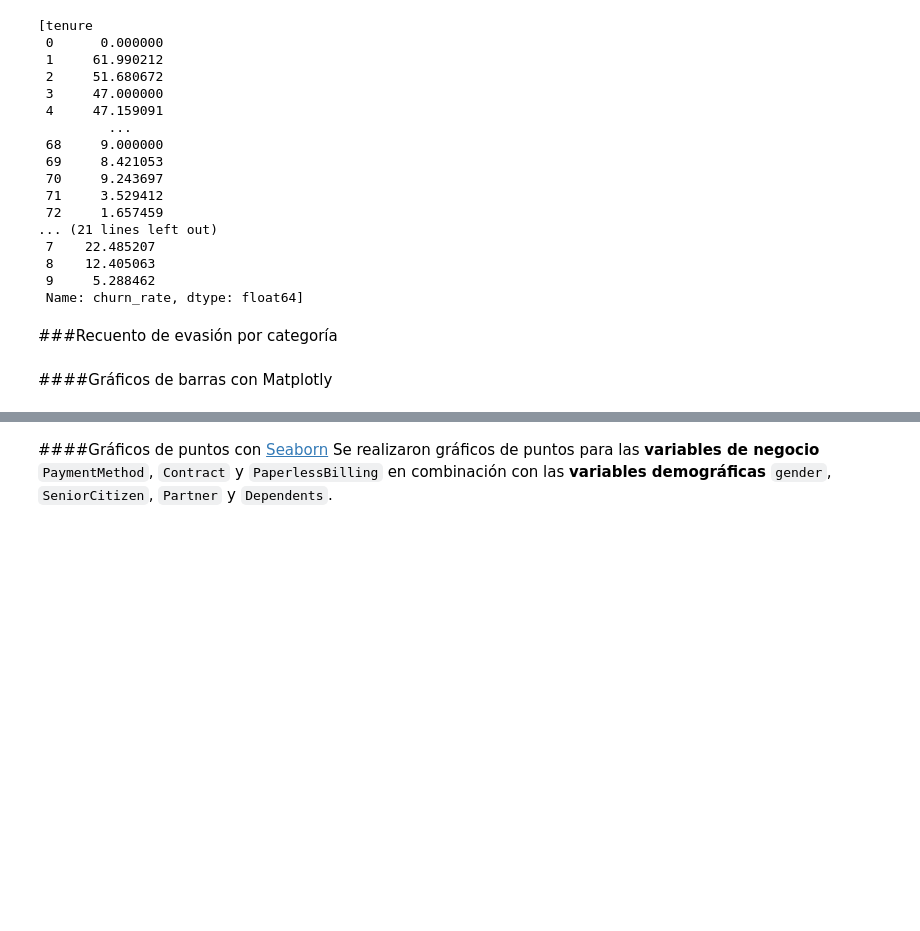
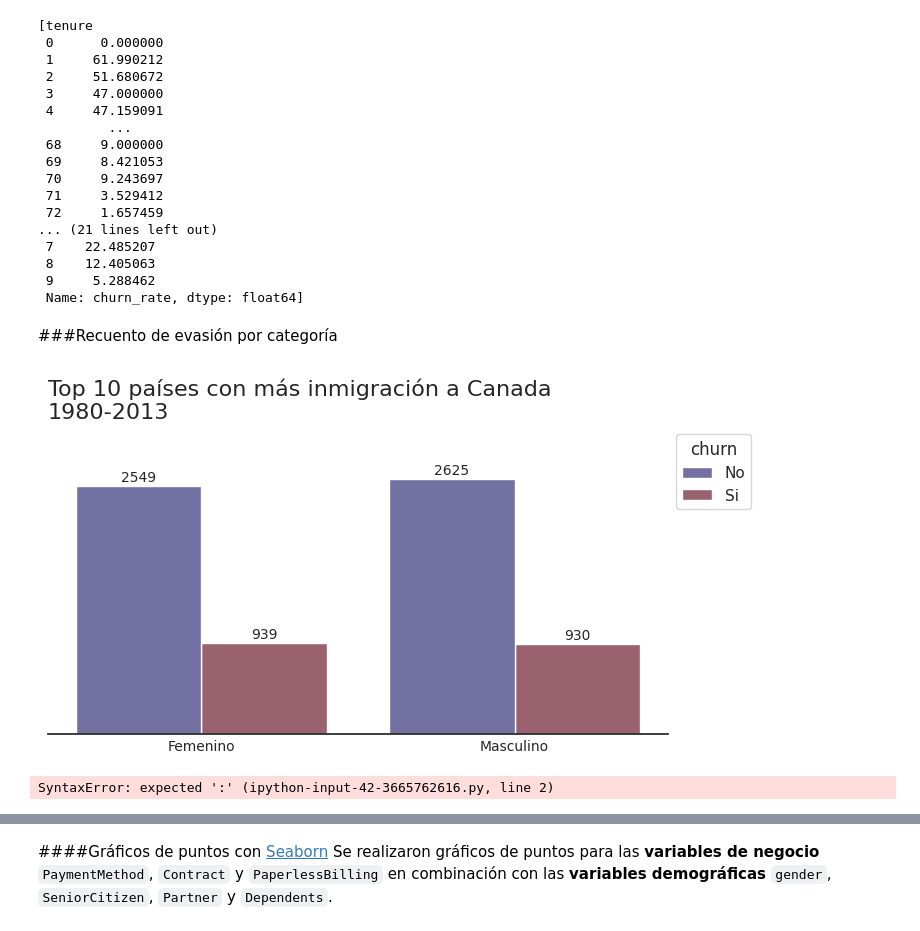
Before and after one commit to JLuceroVasquez/challenge-telecom-x-latam, a Jupyter notebook: TelecomX_LATAM.ipynb, the cells around one changed output, grey strips where cells are left out. Saved outputs shown, nothing was run; the diff lists cells and outputs as text; code cells hidden in the pictures; blank space fills up the shorter version.

```diff
--- a/TelecomX_LATAM.ipynb
+++ b/TelecomX_LATAM.ipynb
@@ -642,5 +639,27 @@ df_agrupados_cuanti
  Name: churn_rate, dtype: float64]
 # %% [markdown]
 ###Recuento de evasión por categoría
-# %% [markdown]
-####Gráficos de barras con Matplotly
+# %%
+#Establecemos un tema artístico seaborn para los gráficos que se generarán.
+sns.set_theme(style = 'white') #El grid será de color blanco.
+# %%
+fig, ax = plt.subplots(figsize=(8,4))
+sns.histplot(data=df_plano, x='gender', hue='churn', multiple="dodge", palette='icefire', shrink=.8, ax=ax)
+
+ymax= max(ax.get_ylim())*1.15
+ax.set_ylim(0, ymax)
+
+sns.despine(left=True)
+ax.yaxis.set_visible(False)
+ax.tick_params(axis='x', which='both', size=0)
+ax.set_xlabel('')
+ax.tick_params(labelsize=10)
+ax.set_title('Top 10 países con más inmigración a Canada\n1980-2013', loc='left', fontsize=16)
+sns.move_legend(ax, "upper left", bbox_to_anchor=(1, 1))
+
+for patch in ax.patches:
+    height = patch.get_height()
+    x = patch.get_x() + patch.get_width() / 2  # Centrar el texto sobre la barra
+    ax.text(x=x, y=height + 20, s=str(int(height)), ha='center', va='bottom', fontsize=10)
+# %% [output]
+[figure, added]
@@ -646,0 +711,5 @@ df_agrupados_cuanti
+# %%
+#Creamos la función mypointplotter que permitirá simplificar la sintaxis del código para crear gráficos de puntos.
+def mypointplotter()
+# %% [output]
+SyntaxError: expected ':' (ipython-input-42-3665762616.py, line 2)
```
Also changed, not shown: parts of 5 cells of this notebook.
